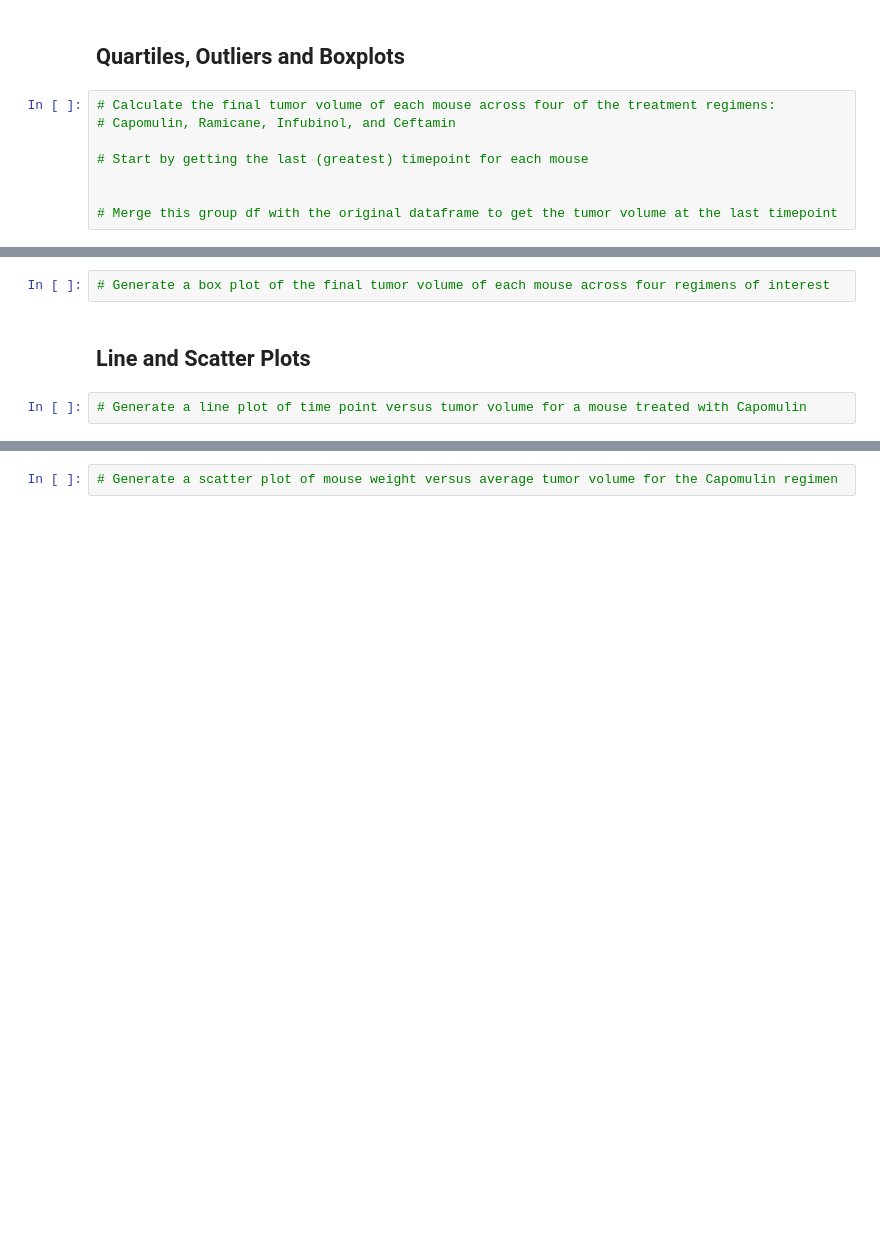
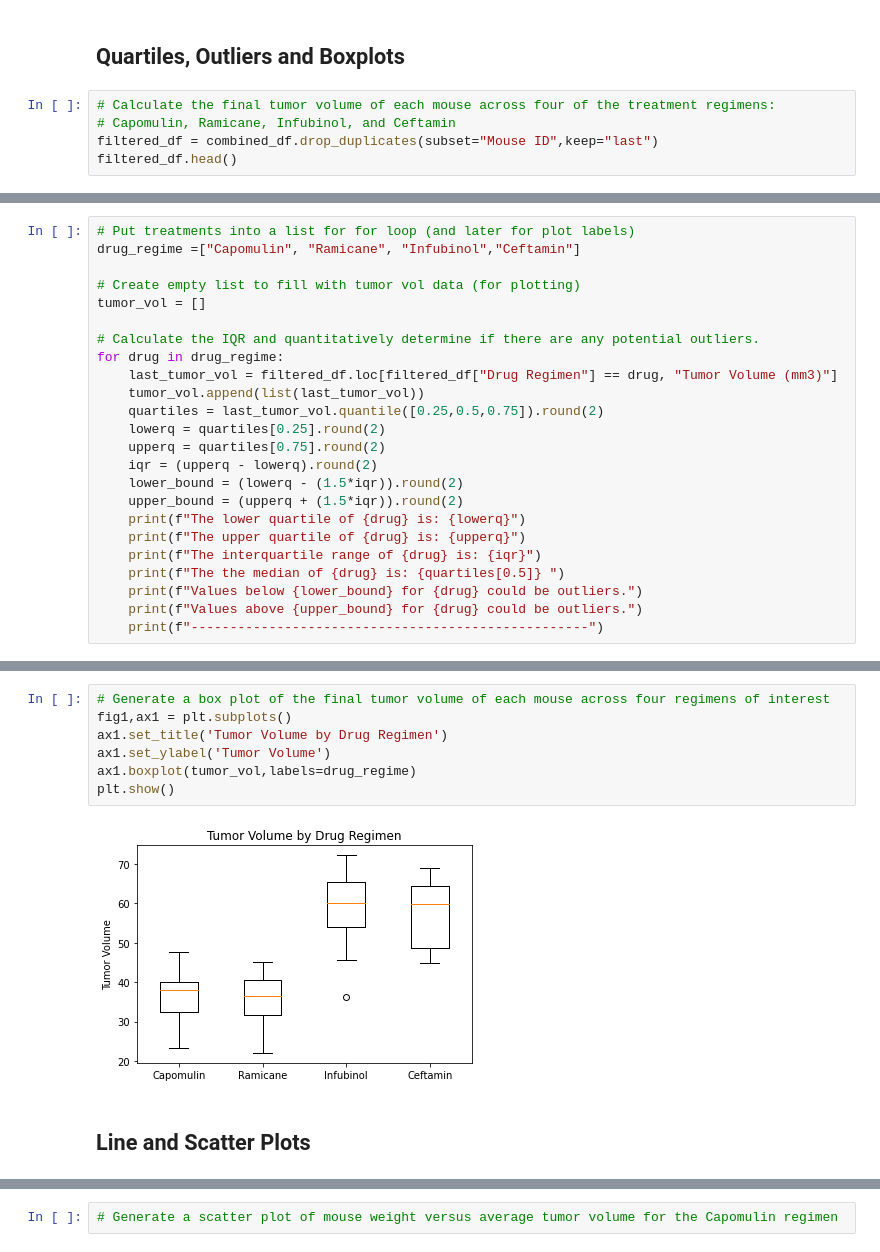
Before and after one commit to davidsalim86/Treatment-for-SCC-Matplotlib, a Jupyter notebook: Pymaceuticals/pymaceuticals_report.ipynb, the cells around one changed output, grey strips where cells are left out. Saved outputs shown, nothing was run; the diff lists cells and outputs as text; blank space fills up the shorter version.

Commit message:
added codes for quartiles and outliers calculation and for plotting

```diff
--- a/Pymaceuticals/pymaceuticals_report.ipynb
+++ b/Pymaceuticals/pymaceuticals_report.ipynb
@@ -176,8 +176,5 @@ plt.show()
 # %%
 # Calculate the final tumor volume of each mouse across four of the treatment regimens:
 # Capomulin, Ramicane, Infubinol, and Ceftamin
-
-# Start by getting the last (greatest) timepoint for each mouse
-
-
-# Merge this group df with the original dataframe to get the tumor volume at the last timepoint
+filtered_df = combined_df.drop_duplicates(subset="Mouse ID",keep="last")
+filtered_df.head()
@@ -200,0 +188,24 @@ plt.show()
+# %%
+# Put treatments into a list for for loop (and later for plot labels)
+drug_regime =["Capomulin", "Ramicane", "Infubinol","Ceftamin"]
+
+# Create empty list to fill with tumor vol data (for plotting)
+tumor_vol = []
+
+# Calculate the IQR and quantitatively determine if there are any potential outliers.
+for drug in drug_regime:
+    last_tumor_vol = filtered_df.loc[filtered_df["Drug Regimen"] == drug, "Tumor Volume (mm3)"]
+    tumor_vol.append(list(last_tumor_vol))
+    quartiles = last_tumor_vol.quantile([0.25,0.5,0.75]).round(2)
+    lowerq = quartiles[0.25].round(2)
+    upperq = quartiles[0.75].round(2)
+    iqr = (upperq - lowerq).round(2)
+    lower_bound = (lowerq - (1.5*iqr)).round(2)
+    upper_bound = (upperq + (1.5*iqr)).round(2)
+    print(f"The lower quartile of {drug} is: {lowerq}")
+    print(f"The upper quartile of {drug} is: {upperq}")
+    print(f"The interquartile range of {drug} is: {iqr}")
+    print(f"The the median of {drug} is: {quartiles[0.5]} ")
+    print(f"Values below {lower_bound} for {drug} could be outliers.")
+    print(f"Values above {upper_bound} for {drug} could be outliers.")
+    print(f"---------------------------------------------------")
@@ -201,6 +230,11 @@ plt.show()
 # %%
 # Generate a box plot of the final tumor volume of each mouse across four regimens of interest
+fig1,ax1 = plt.subplots()
+ax1.set_title('Tumor Volume by Drug Regimen')
+ax1.set_ylabel('Tumor Volume')
+ax1.boxplot(tumor_vol,labels=drug_regime)
+plt.show()
+# %% [output]
+[figure, added]
 # %% [markdown]
 ## Line and Scatter Plots
-# %%
-# Generate a line plot of time point versus tumor volume for a mouse treated with Capomulin
```
Also changed, not shown: parts of 4 cells of this notebook.
